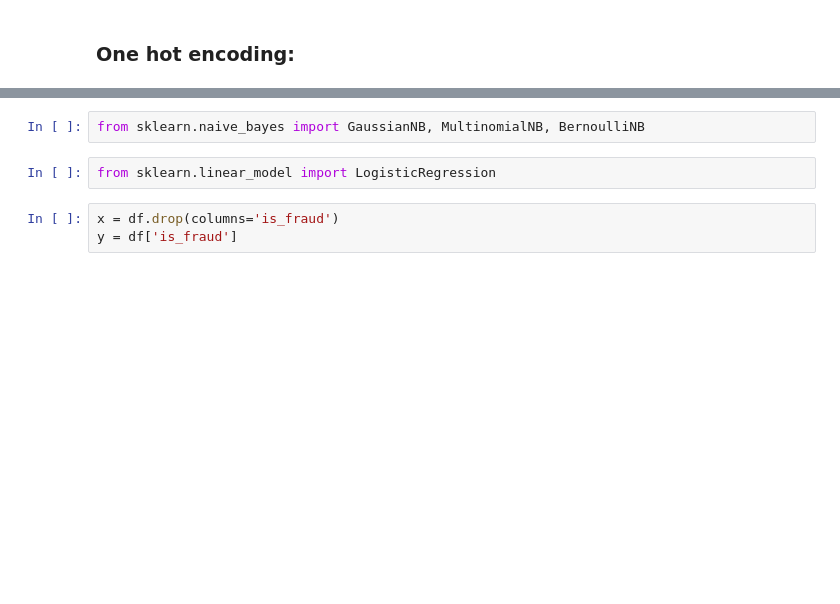
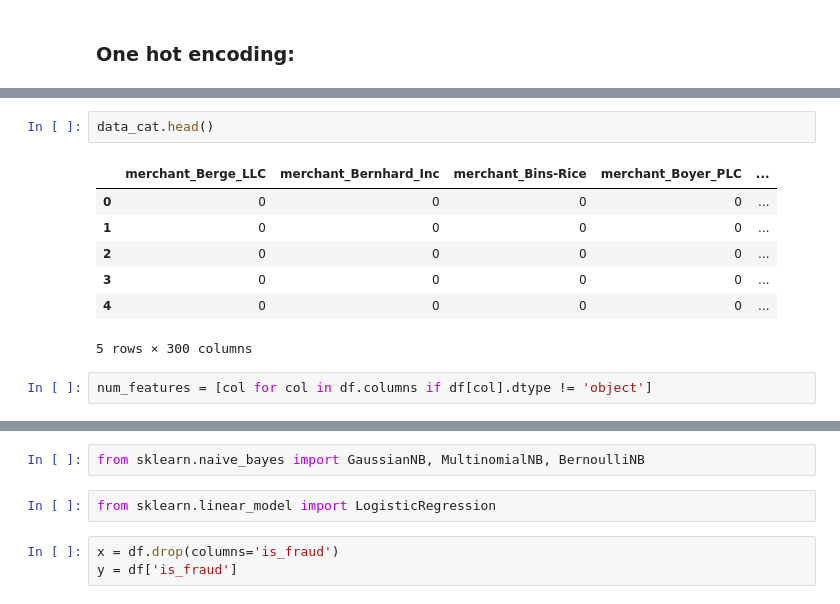
Before and after one commit to puneetsran/mastercard_fraud, a Jupyter notebook: mastercard_fraud.ipynb, the cells around one changed output, grey strips where cells are left out. Saved outputs shown, nothing was run; the diff lists cells and outputs as text; blank space fills up the shorter version.

```diff
--- a/mastercard_fraud.ipynb
+++ b/mastercard_fraud.ipynb
@@ -628,0 +968,12 @@ df.head(2)
+# %%
+data_cat.head()
+# %% [output]
+|  | merchant_Berge_LLC | merchant_Bernhard_Inc | merchant_Bins-Rice | merchant_Boyer_PLC | ... |
+| 0 | 0 | 0 | 0 | 0 | ... |
+| 1 | 0 | 0 | 0 | 0 | ... |
+| 2 | 0 | 0 | 0 | 0 | ... |
+| 3 | 0 | 0 | 0 | 0 | ... |
+| 4 | 0 | 0 | 0 | 0 | ... |
+5 rows × 300 columns
+# %%
+num_features = [col for col in df.columns if df[col].dtype != 'object']
```
Also changed, not shown: parts of 105 cells of this notebook.
